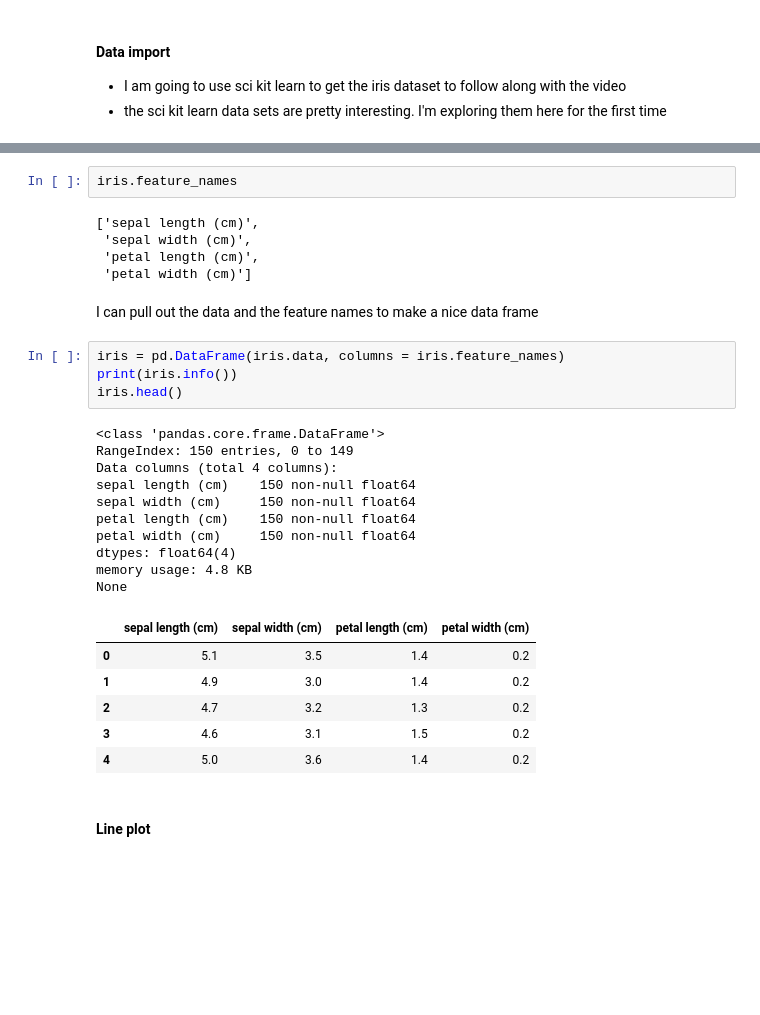
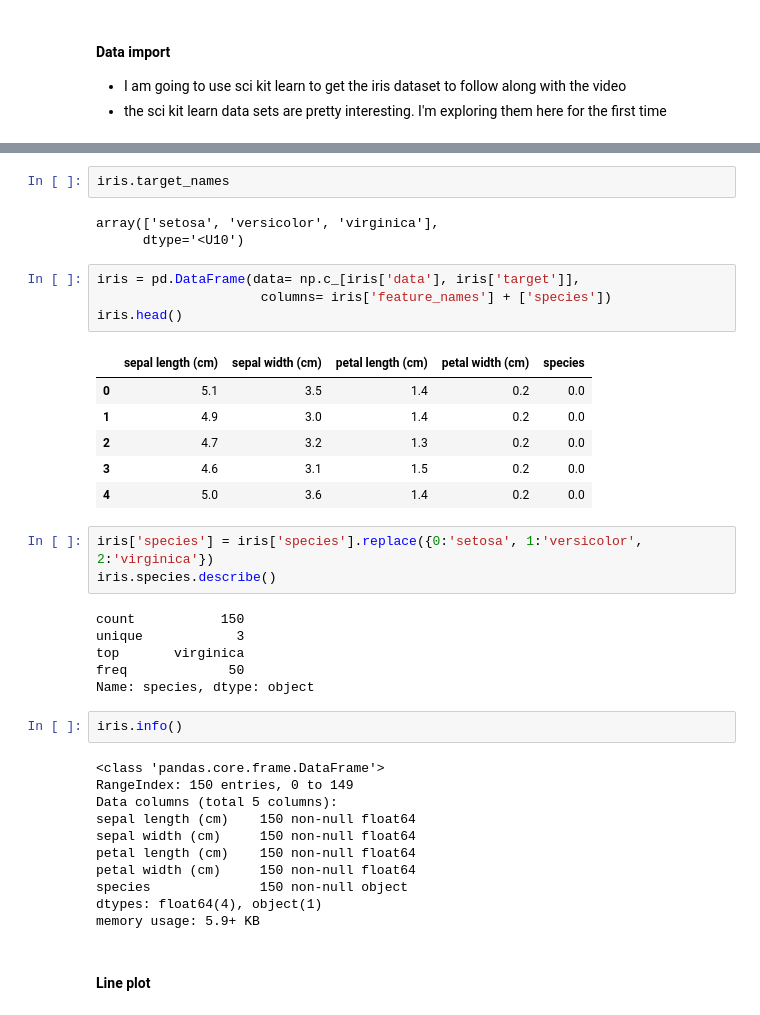
Before and after one commit to wsurles/datacamp_courses, a Jupyter notebook: python_courses/pandas_foundations/pandas_foundations.ipynb, the cells around one changed output, grey strips where cells are left out. Saved outputs shown, nothing was run; the diff lists cells and outputs as text; blank space fills up the shorter version.

Commit message:
finished chp3 of pandas foundations

```diff
--- a/python_courses/pandas_foundations/pandas_foundations.ipynb
+++ b/python_courses/pandas_foundations/pandas_foundations.ipynb
@@ -923,33 +924,41 @@ Data Set Characteristics:
 # %%
-iris.feature_names
+iris.target_names
 # %% [output]
-['sepal length (cm)',
- 'sepal width (cm)',
- 'petal length (cm)',
- 'petal width (cm)']
+array(['setosa', 'versicolor', 'virginica'],
+      dtype='<U10')
-# %% [markdown]
-I can pull out the data and the feature names to make a nice data frame
 # %%
-iris = pd.DataFrame(iris.data, columns = iris.feature_names)
-print(iris.info())
+iris = pd.DataFrame(data= np.c_[iris['data'], iris['target']],
+                     columns= iris['feature_names'] + ['species'])
 iris.head()
 # %% [output]
-<class 'pandas.core.frame.DataFrame'>
-RangeIndex: 150 entries, 0 to 149
-Data columns (total 4 columns):
-sepal length (cm)    150 non-null float64
-sepal width (cm)     150 non-null float64
-petal length (cm)    150 non-null float64
-petal width (cm)     150 non-null float64
-dtypes: float64(4)
-memory usage: 4.8 KB
-None
-|  | sepal length (cm) | sepal width (cm) | petal length (cm) | petal width (cm) |
-| 0 | 5.1 | 3.5 | 1.4 | 0.2 |
-| 1 | 4.9 | 3.0 | 1.4 | 0.2 |
-| 2 | 4.7 | 3.2 | 1.3 | 0.2 |
-| 3 | 4.6 | 3.1 | 1.5 | 0.2 |
-| 4 | 5.0 | 3.6 | 1.4 | 0.2 |
+|  | sepal length (cm) | sepal width (cm) | petal length (cm) | petal width (cm) | species |
+| 0 | 5.1 | 3.5 | 1.4 | 0.2 | 0.0 |
+| 1 | 4.9 | 3.0 | 1.4 | 0.2 | 0.0 |
+| 2 | 4.7 | 3.2 | 1.3 | 0.2 | 0.0 |
+| 3 | 4.6 | 3.1 | 1.5 | 0.2 | 0.0 |
+| 4 | 5.0 | 3.6 | 1.4 | 0.2 | 0.0 |
+# %%
+iris['species'] = iris['species'].replace({0:'setosa', 1:'versicolor', 2:'virginica'})
+iris.species.describe()
+# %% [output]
+count           150
+unique            3
+top       virginica
+freq             50
+Name: species, dtype: object
+# %%
+iris.info()
+# %% [output]
+<class 'pandas.core.frame.DataFrame'>
+RangeIndex: 150 entries, 0 to 149
+Data columns (total 5 columns):
+sepal length (cm)    150 non-null float64
+sepal width (cm)     150 non-null float64
+petal length (cm)    150 non-null float64
+petal width (cm)     150 non-null float64
+species              150 non-null object
+dtypes: float64(4), object(1)
+memory usage: 5.9+ KB
 # %% [markdown]
 #### Line plot
 # %%
```
Also changed, not shown: parts of 136 cells of this notebook, 3 other files.
